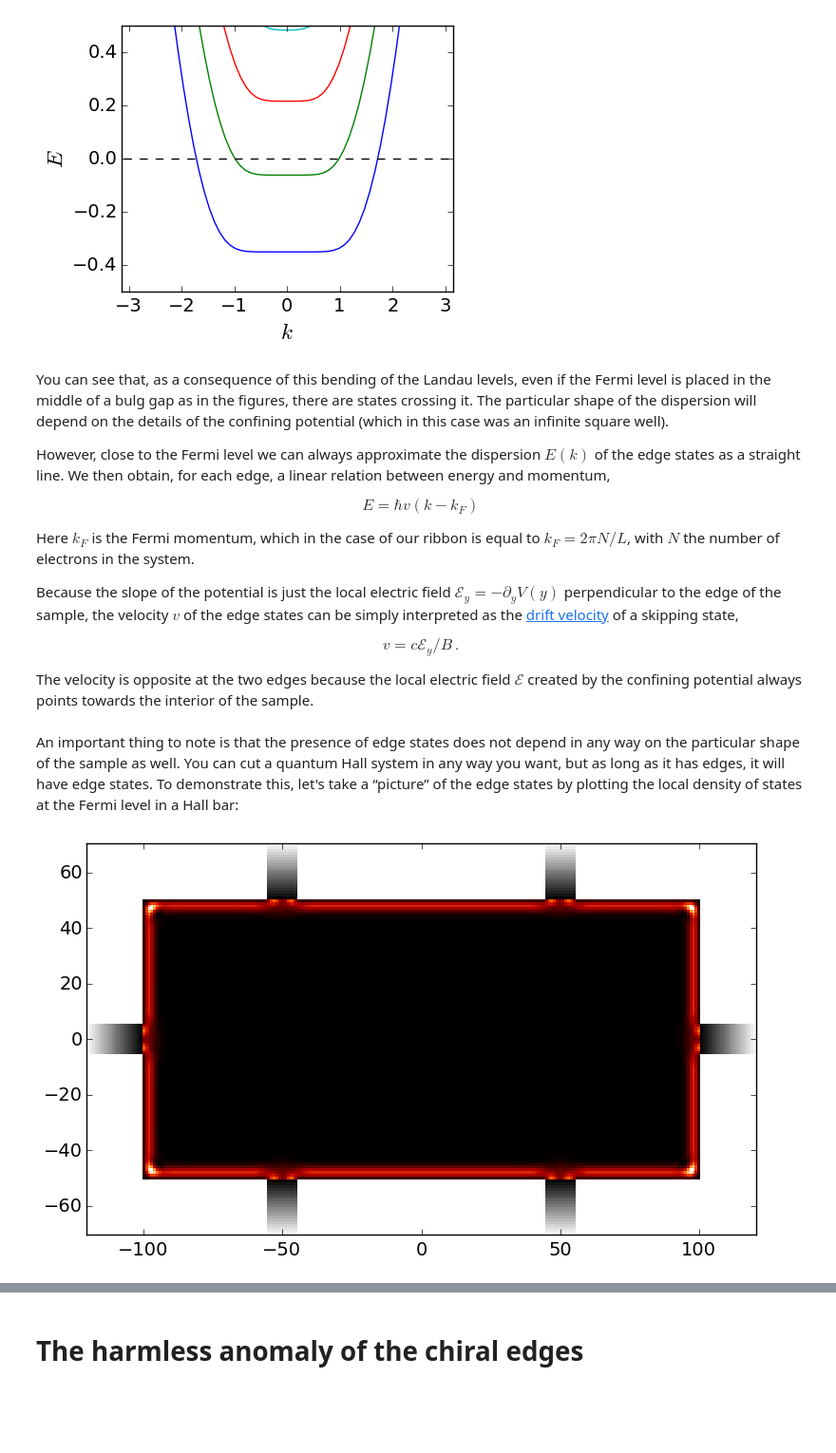
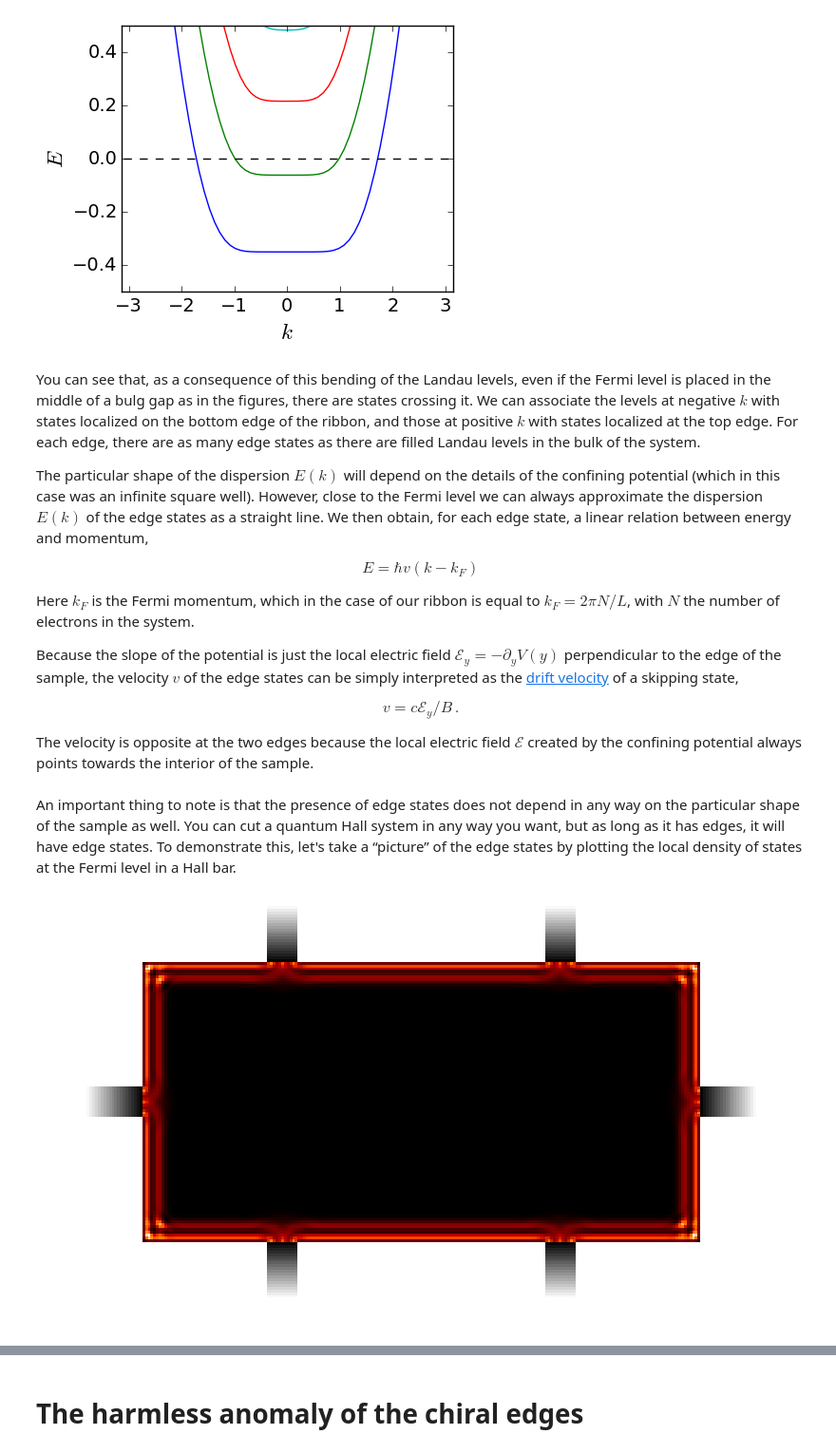
Before and after one commit to topocm/topocm_content, a Jupyter notebook: w3_pump_QHE/QHEedgestates.ipynb, the cells around one changed output, grey strips where cells are left out. Shown at 95% size. Drawn from its saved outputs; the diff is of its cells as text; code cells hidden in the pictures; blank space fills up the shorter version.

```diff
--- a/w3_pump_QHE/QHEedgestates.ipynb
+++ b/w3_pump_QHE/QHEedgestates.ipynb
@@ -293,9 +293,9 @@ plt.show()
 # %% [output]
 [figure]
 # %% [markdown]
-You can see that, as a consequence of this bending of the Landau levels, even if the Fermi level is placed in the middle of a bulg gap as in the figures, there are states crossing it. The particular shape of the dispersion will depend on the details of the confining potential (which in this case was an infinite square well).
+You can see that, as a consequence of this bending of the Landau levels, even if the Fermi level is placed in the middle of a bulg gap as in the figures, there are states crossing it. We can associate the levels at negative $k$ with states localized on the bottom edge of the ribbon, and those at positive $k$ with states localized at the top edge. For each edge, there are as many edge states as there are filled Landau levels in the bulk of the system.
 
-However, close to the Fermi level we can always approximate the dispersion $E(k)$ of the edge states as a straight line. We then obtain, for each edge, a linear relation between energy and momentum,
+The particular shape of the dispersion $E(k)$ will depend on the details of the confining potential (which in this case was an infinite square well). However, close to the Fermi level we can always approximate the dispersion $E(k)$ of the edge states as a straight line. We then obtain, for each edge state, a linear relation between energy and momentum,
 
 $$E = \hbar v (k-k_F)$$
 
@@ -307,16 +307,15 @@ $$v = c\mathcal{E}_y/B\,.$$
 
 The velocity is opposite at the two edges because the local electric field $\mathcal{E}$ created by the confining potential always points towards the interior of the sample.
 # %% [markdown]
-An important thing to note is that the presence of edge states does not depend in any way on the particular shape of the sample as well. You can cut a quantum Hall system in any way you want, but as long as it has edges, it will have edge states. To demonstrate this, let's take a “picture” of the edge states by plotting the local density of states at the Fermi level in a Hall bar:
+An important thing to note is that the presence of edge states does not depend in any way on the particular shape of the sample as well. You can cut a quantum Hall system in any way you want, but as long as it has edges, it will have edge states. To demonstrate this, let's take a “picture” of the edge states by plotting the local density of states at the Fermi level in a Hall bar.
 # %%
-W = 20
-par = SimpleNamespace(t=1, mu = 0.3, mu_lead=0.3, B=0.15, phi=0.0)
+par = SimpleNamespace(t=1, mu = 0.6, mu_lead=0.6, B=0.15, phi=0.0)
 sys = qhe_hall_bar(L=200, W=100)
+ldos = kwant.ldos(sys, energy=0.0, args=[par])
 # %%
 fig = plt.figure(figsize=[20,20])
-
-ax0 = fig.add_subplot(1,2,1)
-ldos = kwant.ldos(sys, energy=0.0, args=[par])
-kwant.plotter.map(sys, ldos, num_lead_cells=20, colorbar=False, ax=ax0);
+ax = fig.add_subplot(1,2,1)
+ax.axis('off')
+kwant.plotter.map(sys, ldos, num_lead_cells=20, colorbar=False, ax=ax);
 # %% [output]
-[figure, old version]
+[figure, new version]
```
Also changed, not shown: parts of 13 cells of this notebook, 1 other file.
